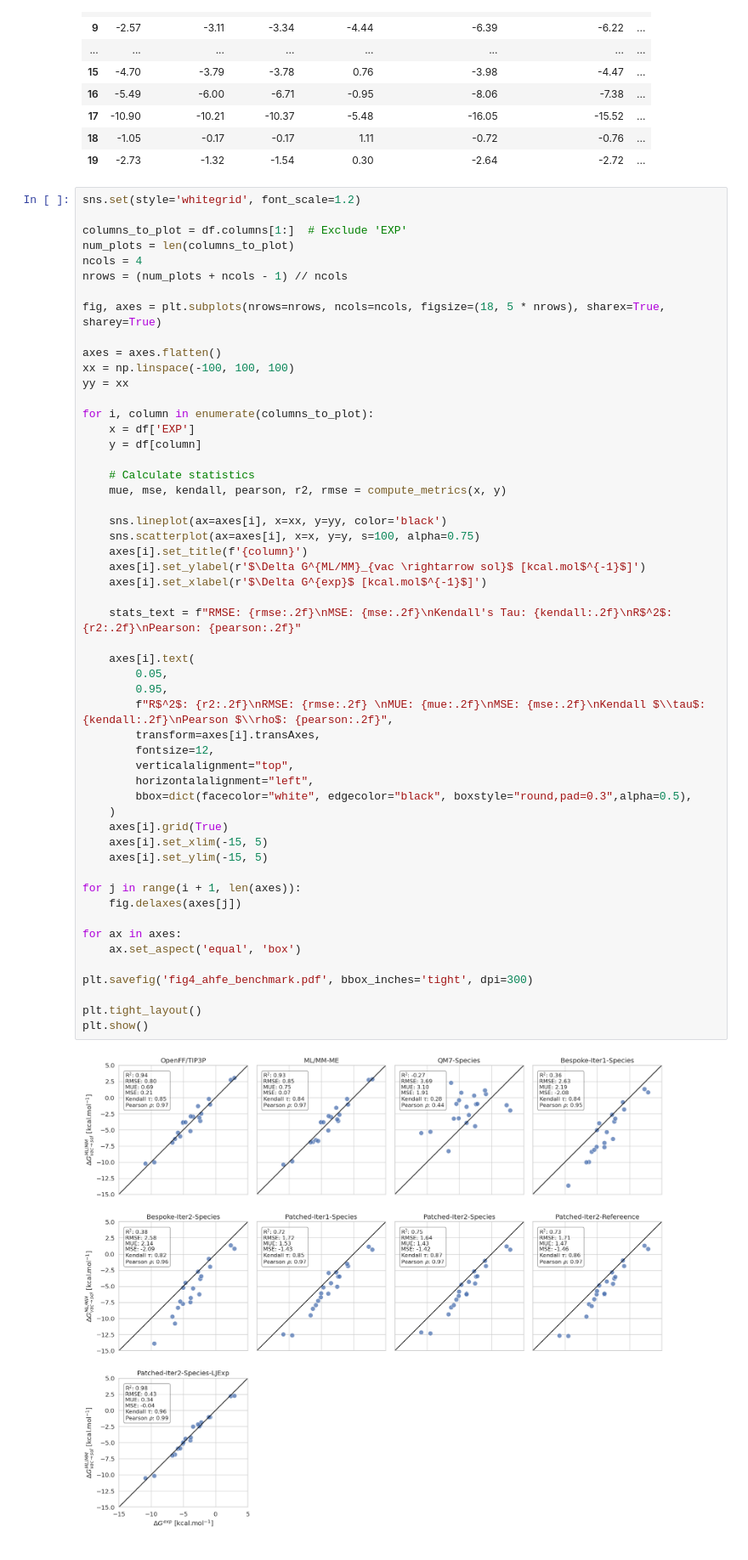
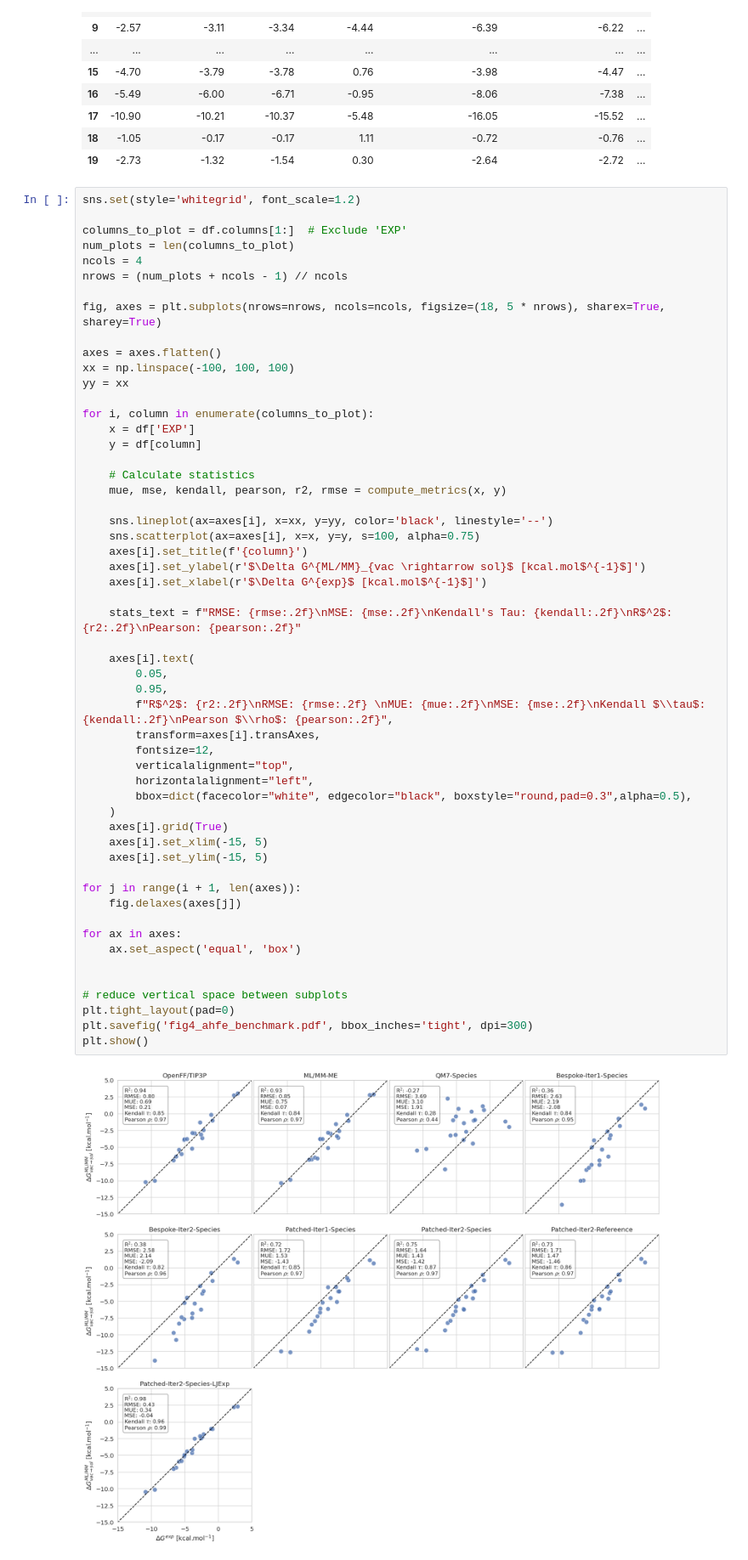
Before and after one commit to michellab/EMLE_HFE_SI, a Jupyter notebook: figures/figure_4/plot.ipynb, the cells around one changed output. Shown at 85% size. Saved outputs shown, nothing was run; the diff lists cells and outputs as text.

Commit message:
Update Figure 4

```diff
--- a/figures/figure_4/plot.ipynb
+++ b/figures/figure_4/plot.ipynb
@@ -56,37 +56,38 @@ for i, column in enumerate(columns_to_plot):
     # Calculate statistics
     mue, mse, kendall, pearson, r2, rmse = compute_metrics(x, y)
 
-    sns.lineplot(ax=axes[i], x=xx, y=yy, color='black')
+    sns.lineplot(ax=axes[i], x=xx, y=yy, color='black', linestyle='--')
     sns.scatterplot(ax=axes[i], x=x, y=y, s=100, alpha=0.75)
     axes[i].set_title(f'{column}')
     axes[i].set_ylabel(r'$\Delta G^{ML/MM}_{vac \rightarrow sol}$ [kcal.mol$^{-1}$]')
     axes[i].set_xlabel(r'$\Delta G^{exp}$ [kcal.mol$^{-1}$]')
 
     stats_text = f"RMSE: {rmse:.2f}\nMSE: {mse:.2f}\nKendall's Tau: {kendall:.2f}\nR$^2$: {r2:.2f}\nPearson: {pearson:.2f}"
 
     axes[i].text(
         0.05,
         0.95,
         f"R$^2$: {r2:.2f}\nRMSE: {rmse:.2f} \nMUE: {mue:.2f}\nMSE: {mse:.2f}\nKendall $\\tau$: {kendall:.2f}\nPearson $\\rho$: {pearson:.2f}",
         transform=axes[i].transAxes,
         fontsize=12,
         verticalalignment="top",
         horizontalalignment="left",
         bbox=dict(facecolor="white", edgecolor="black", boxstyle="round,pad=0.3",alpha=0.5),
     )
     axes[i].grid(True)
     axes[i].set_xlim(-15, 5)
     axes[i].set_ylim(-15, 5)
 
 for j in range(i + 1, len(axes)):
     fig.delaxes(axes[j])
 
 for ax in axes:
     ax.set_aspect('equal', 'box')
 
+
+# reduce vertical space between subplots
+plt.tight_layout(pad=0)
 plt.savefig('fig4_ahfe_benchmark.pdf', bbox_inches='tight', dpi=300)
-
-plt.tight_layout()
 plt.show()
 # %% [output]
-[figure, old version]
+[figure, new version]
```
Also changed, not shown: 1 other file.
